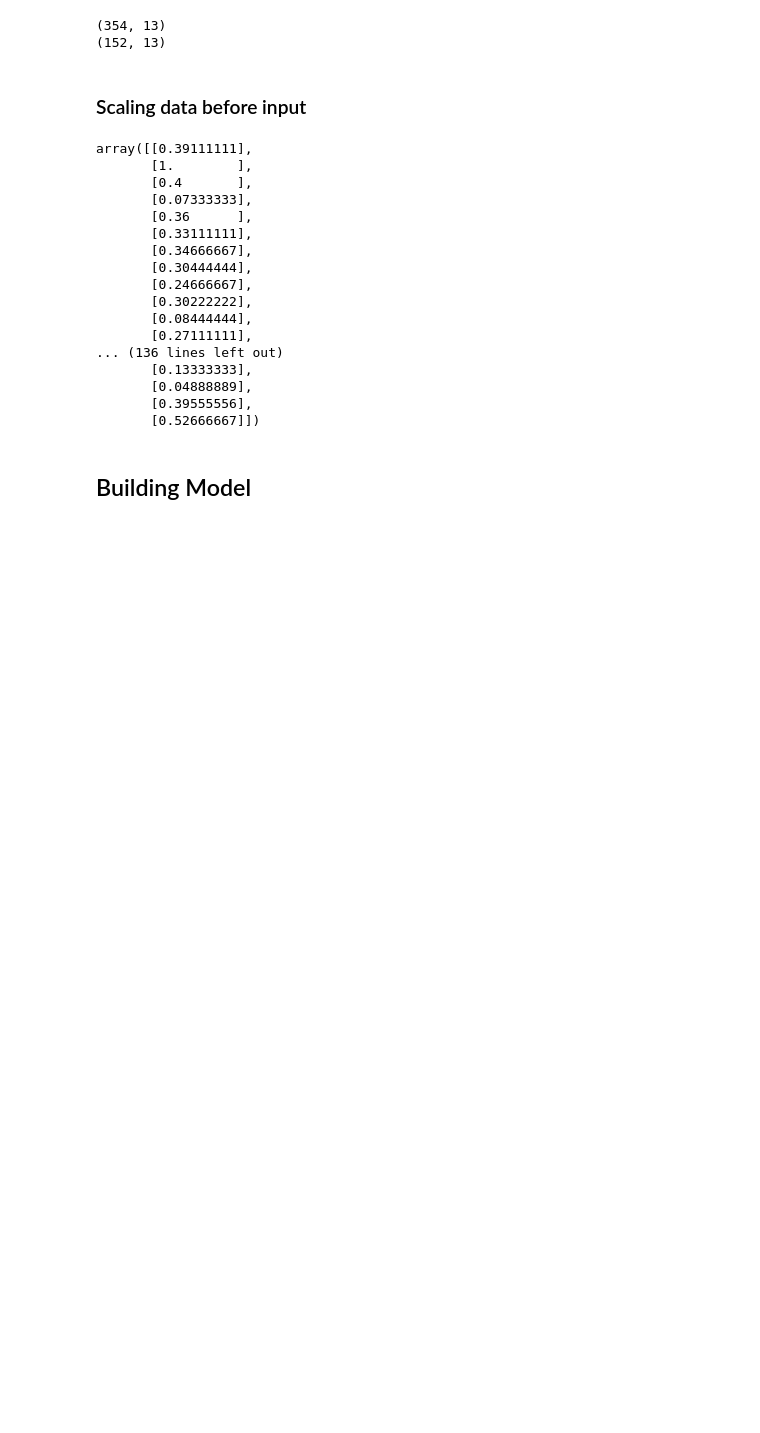
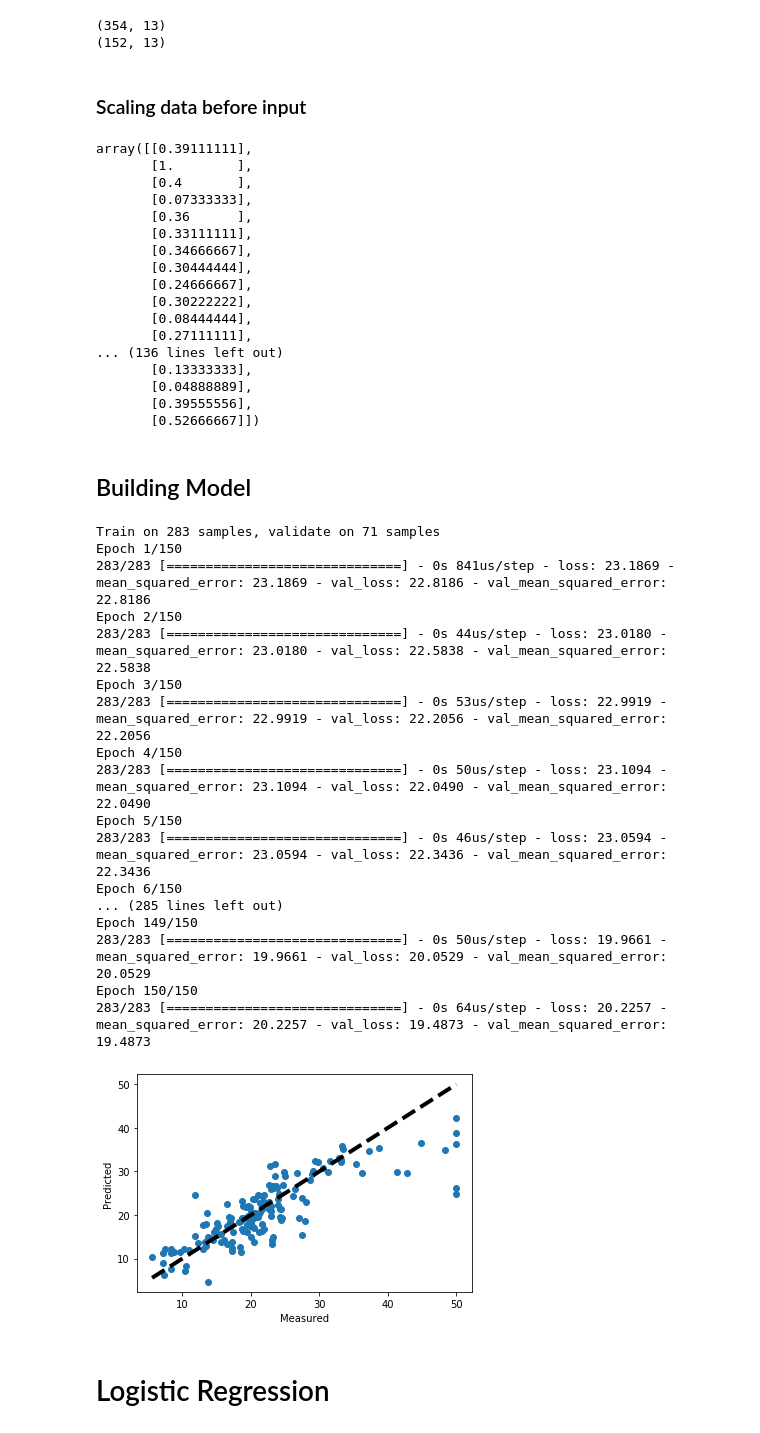
Before and after one commit to ebonnecab/ds2-2, a Jupyter notebook: hw_1.ipynb, the cells around one changed output. Drawn from its saved outputs; the diff is of its cells as text; code cells hidden in the pictures; blank space fills up the shorter version.

Commit message:
completed linear regression nn

```diff
--- a/hw_1.ipynb
+++ b/hw_1.ipynb
@@ -69,5 +67,47 @@ def build_model():
     model.add(Dense(13, input_dim = 13, kernel_initializer='normal'))
     model.add(Activation('relu'))
     model.add(Dense(1, activation='linear'))
-    model.compile(loss='mean_squared_error', metrics='mse', optimizer='adam')
+    model.compile(loss='mean_squared_error', metrics=['mse'], optimizer='adam')
     return model
+# %%
+model = build_model()
+
+def fit_model():
+    return model.fit(X_train, y_train, epochs=150, batch_size=50,  verbose=1, validation_split=0.2)
+# %%
+def model_predict():
+    y_pred = model.predict(X_test)
+    fig, ax = plt.subplots()
+    ax.scatter(y_test, y_pred)
+    ax.plot([y_test.min(), y_test.max()], [y_test.min(), y_test.max()], 'k--', lw=4)
+    ax.set_xlabel('Measured')
+    ax.set_ylabel('Predicted')
+    plt.show()
+# %%
+def keras_nn():
+    model = build_model()
+    fit_model()
+    model_predict()
+# %%
+keras_nn()
+# %% [output]
+Train on 283 samples, validate on 71 samples
+Epoch 1/150
+283/283 [==============================] - 0s 841us/step - loss: 23.1869 - mean_squared_error: 23.1869 - val_loss: 22.8186 - val_mean_squared_error: 22.8186
+Epoch 2/150
+283/283 [==============================] - 0s 44us/step - loss: 23.0180 - mean_squared_error: 23.0180 - val_loss: 22.5838 - val_mean_squared_error: 22.5838
+Epoch 3/150
+283/283 [==============================] - 0s 53us/step - loss: 22.9919 - mean_squared_error: 22.9919 - val_loss: 22.2056 - val_mean_squared_error: 22.2056
+Epoch 4/150
+283/283 [==============================] - 0s 50us/step - loss: 23.1094 - mean_squared_error: 23.1094 - val_loss: 22.0490 - val_mean_squared_error: 22.0490
+Epoch 5/150
+283/283 [==============================] - 0s 46us/step - loss: 23.0594 - mean_squared_error: 23.0594 - val_loss: 22.3436 - val_mean_squared_error: 22.3436
+Epoch 6/150
+... (285 lines left out)
+Epoch 149/150
+283/283 [==============================] - 0s 50us/step - loss: 19.9661 - mean_squared_error: 19.9661 - val_loss: 20.0529 - val_mean_squared_error: 20.0529
+Epoch 150/150
+283/283 [==============================] - 0s 64us/step - loss: 20.2257 - mean_squared_error: 20.2257 - val_loss: 19.4873 - val_mean_squared_error: 19.4873
+[figure, added]
+# %% [markdown]
+# Logistic Regression
```
Also changed, not shown: parts of 2 cells of this notebook, 1 other file.
